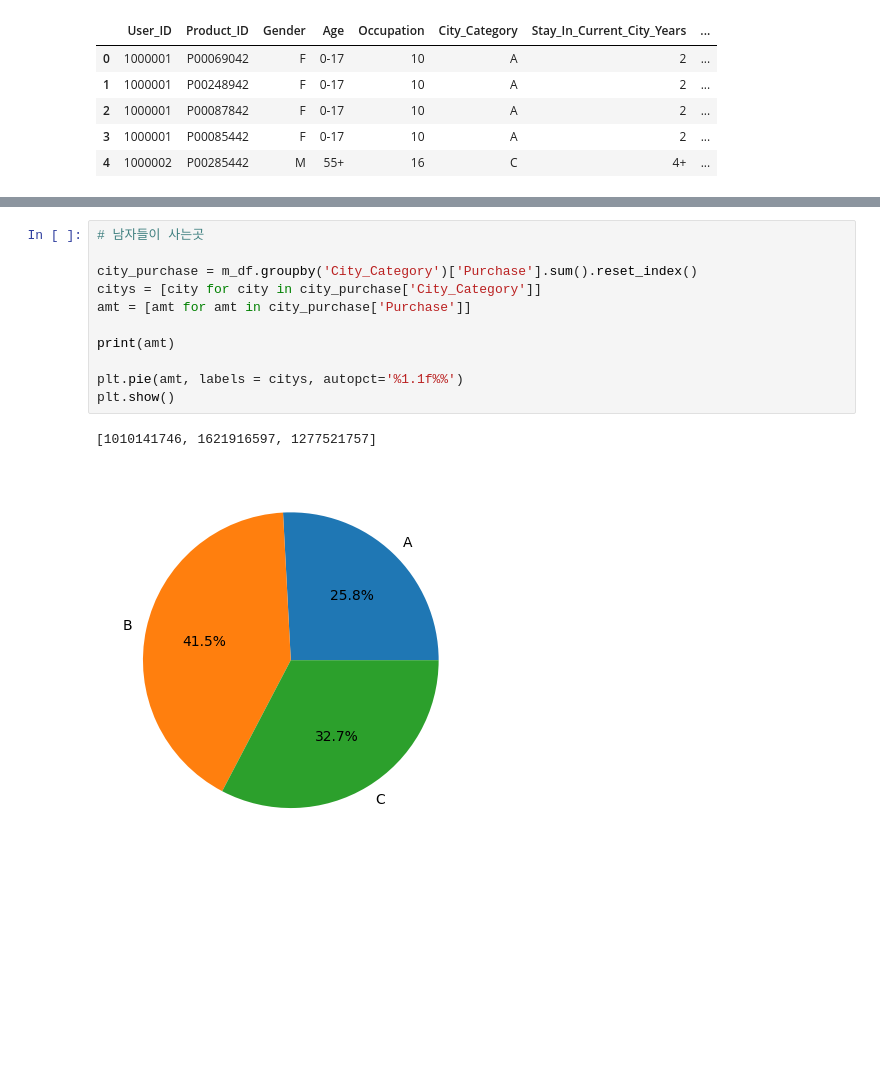
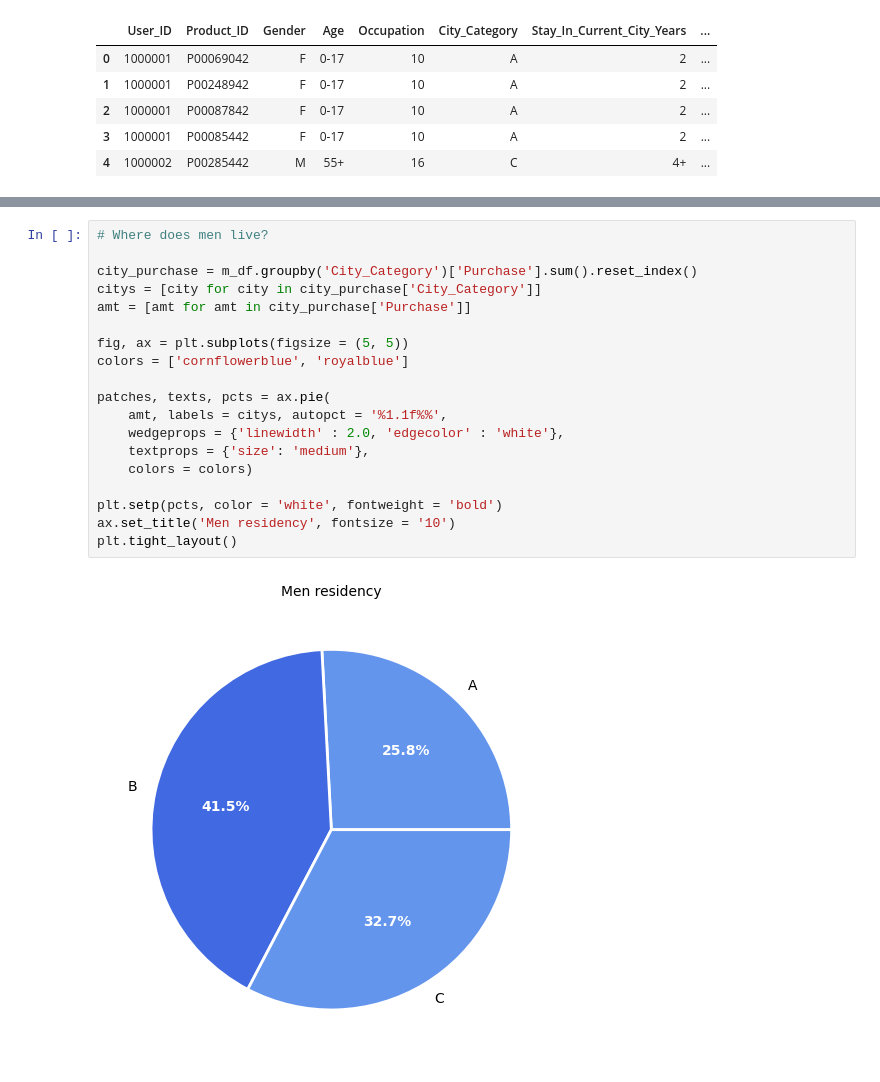
Before and after one commit to INA-95/retail_customer_behavior_analysis, a Jupyter notebook: walmart_customer_behavior_analysis.ipynb, the cells around one changed output, grey strips where cells are left out. Cells and saved outputs as stored; diff of their text form; blank space fills up the shorter version.

```diff
--- a/walmart_customer_behavior_analysis.ipynb
+++ b/walmart_customer_behavior_analysis.ipynb
@@ -190,15 +159,22 @@ plt.show()
 # %%
-# 남자들이 사는곳
+# Where does men live?
 
 city_purchase = m_df.groupby('City_Category')['Purchase'].sum().reset_index()
 citys = [city for city in city_purchase['City_Category']]
 amt = [amt for amt in city_purchase['Purchase']]
 
-print(amt)
+fig, ax = plt.subplots(figsize = (5, 5))
+colors = ['cornflowerblue', 'royalblue']
 
-plt.pie(amt, labels = citys, autopct='%1.1f%%')
-plt.show()
+patches, texts, pcts = ax.pie(
+    amt, labels = citys, autopct = '%1.1f%%',
+    wedgeprops = {'linewidth' : 2.0, 'edgecolor' : 'white'},
+    textprops = {'size': 'medium'},
+    colors = colors)
+
+plt.setp(pcts, color = 'white', fontweight = 'bold')
+ax.set_title('Men residency', fontsize = '10')
+plt.tight_layout()
 # %% [output]
-[1010141746, 1621916597, 1277521757]
-[figure, old version]
+[figure, new version]
 # %%
```
Also changed, not shown: parts of 16 cells of this notebook.
